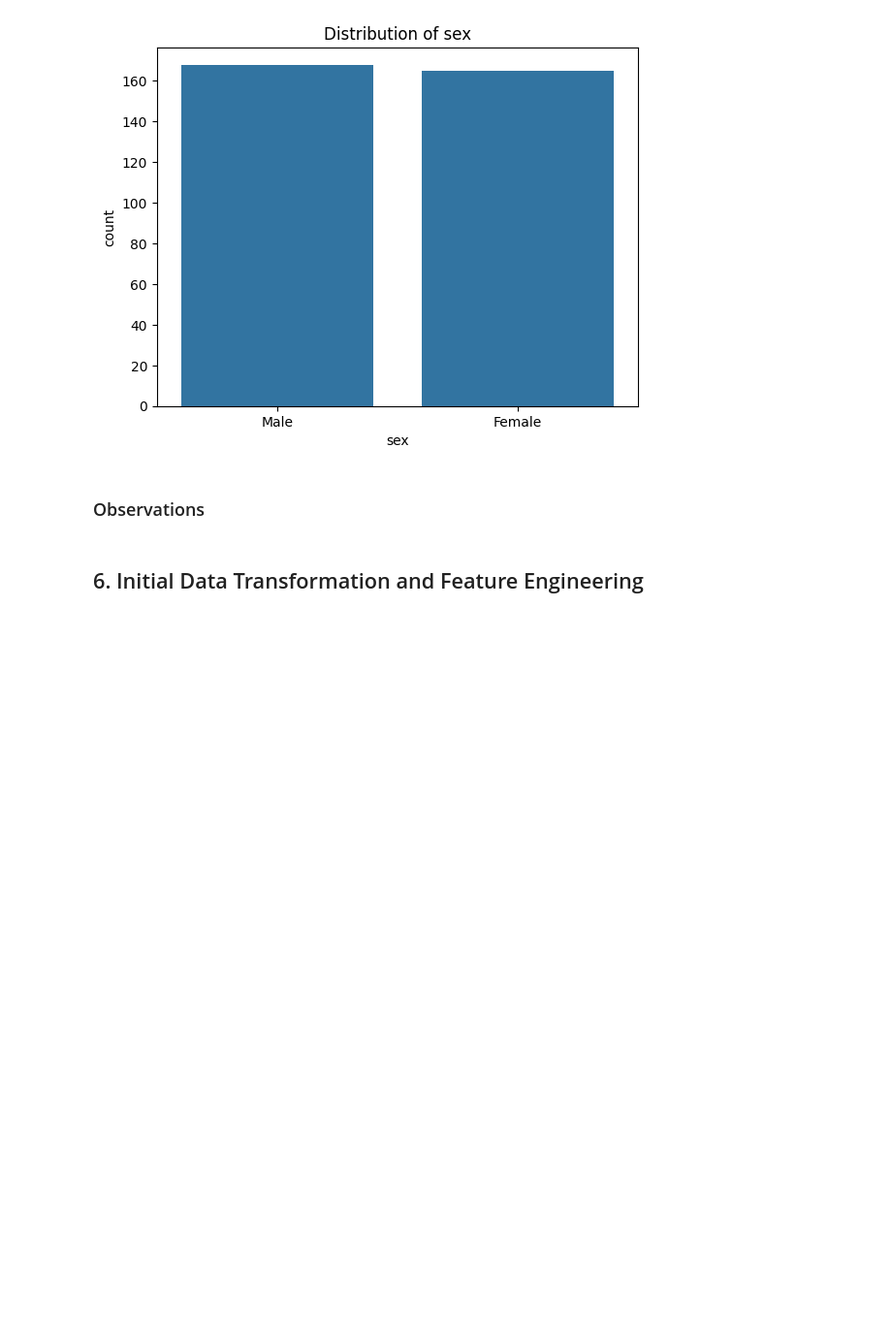
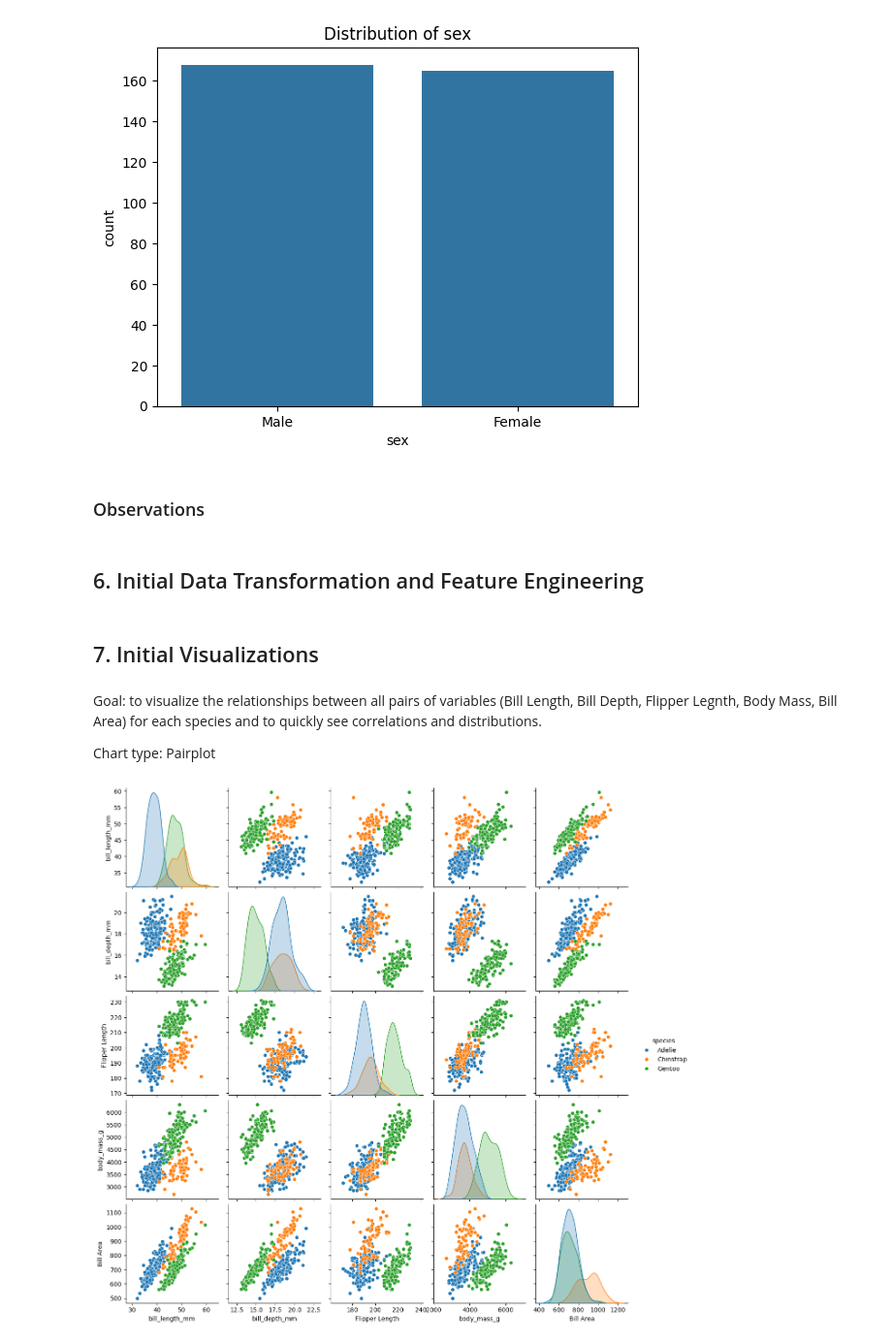
Before and after one commit to sydsailors/datafun-06-eda, a Jupyter notebook: sydney_penguins_eda.ipynb, the cells around one changed output. Shown at 97% size. Saved outputs shown, nothing was run; the diff lists cells and outputs as text; code cells hidden in the pictures; blank space fills up the shorter version.

```diff
--- a/sydney_penguins_eda.ipynb
+++ b/sydney_penguins_eda.ipynb
@@ -129,2 +130,16 @@ penguins_df.rename(columns={'flipper_length_mm': 'Flipper Length'}, inplace=True
 # Adding a new column
 penguins_df['Bill Area'] = penguins_df['bill_length_mm'] * penguins_df['bill_depth_mm']
+# %% [markdown]
+## 7. Initial Visualizations
+# %% [markdown]
+Goal: to visualize the relationships between all pairs of variables (Bill Length, Bill Depth, Flipper Legnth, Body Mass, Bill Area) for each species and to quickly see correlations and distributions.
+
+Chart type: Pairplot
+# %%
+# Create a pairplot of the penguins dataset
+sns.pairplot(penguins_df, hue='species')
+
+# Show all plots
+matplotlib.pyplot.show()
+# %% [output]
+[figure, added]
```
Also changed, not shown: parts of 6 cells of this notebook.
